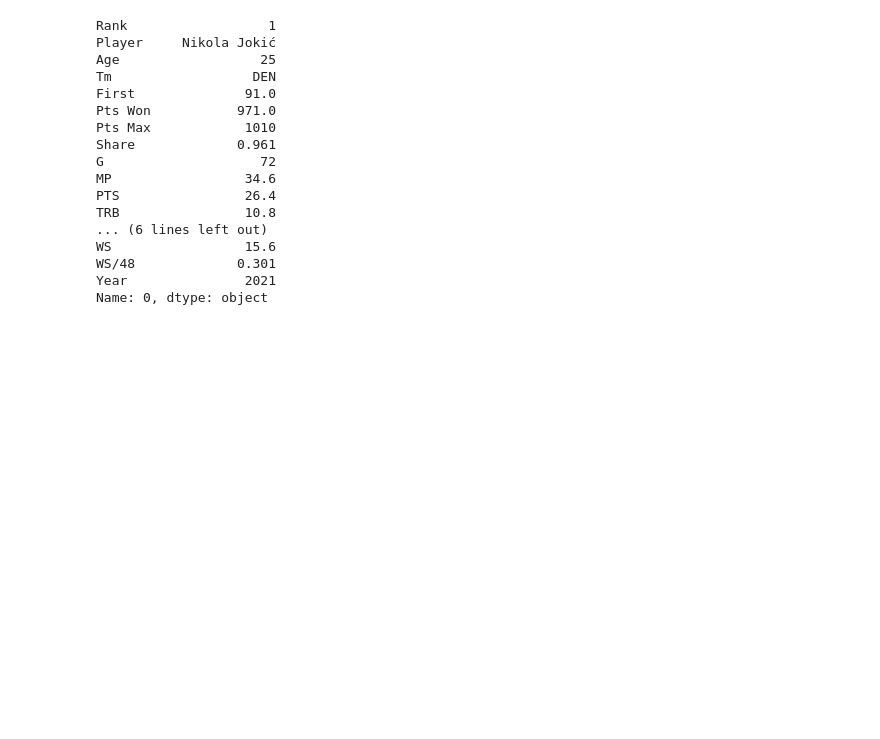
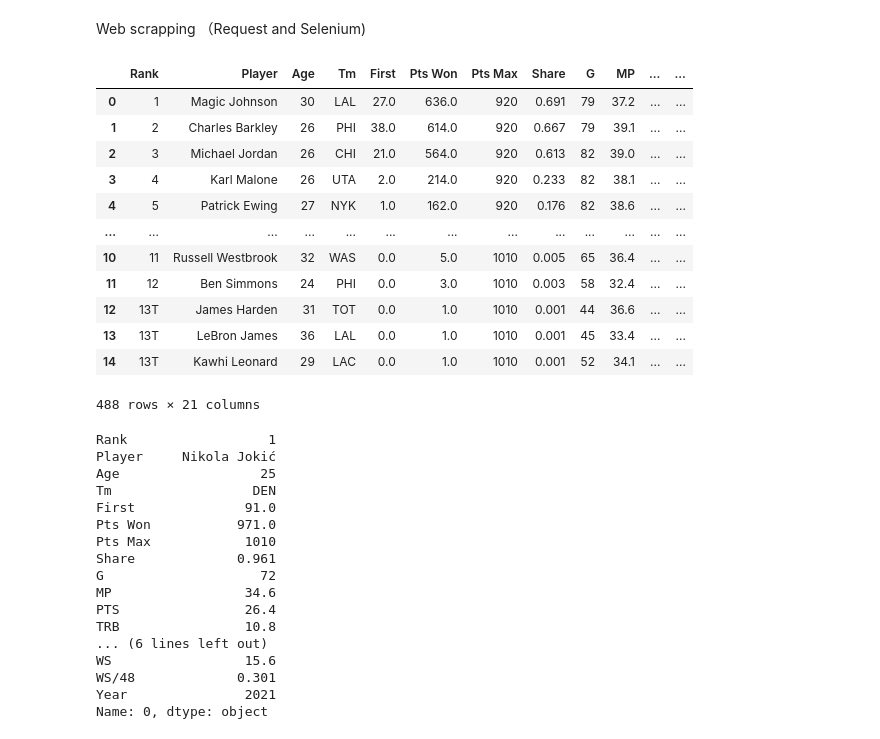
Before and after one commit to brownyu/Predicting_NBA_MVP, a Jupyter notebook: Predicting_NBA_MVP.ipynb, the cells around one changed output. Saved outputs shown, nothing was run; the diff lists cells and outputs as text; code cells hidden in the pictures; blank space fills up the shorter version.

```diff
--- a/Predicting_NBA_MVP.ipynb
+++ b/Predicting_NBA_MVP.ipynb
@@ -12,6 +12,8 @@ import plotly as pt
 todays_date=date.today()
 current_year=todays_date.year
 years=list(range(1990,current_year))
+# %% [markdown]
+Web scrapping （Request and Selenium)
 # %%
 init_url="https://www.basketball-reference.com/awards/awards_{}.html"
 # %%
@@ -38,4 +40,21 @@ for year in years:
 index=list(range(0,len(years)))
 zipped=list(zip(years,index))
 index_dict={year:index for (year,index) in zipped}
+# %%
+mvp_voting_table=pd.concat(list_dfs) # concat list of dataframes
+mvp_voting_table
+# %% [output]
+|  | Rank | Player | Age | Tm | First | Pts Won | Pts Max | Share | G | MP | ... | ... |
+| 0 | 1 | Magic Johnson | 30 | LAL | 27.0 | 636.0 | 920 | 0.691 | 79 | 37.2 | ... | ... |
+| 1 | 2 | Charles Barkley | 26 | PHI | 38.0 | 614.0 | 920 | 0.667 | 79 | 39.1 | ... | ... |
+| 2 | 3 | Michael Jordan | 26 | CHI | 21.0 | 564.0 | 920 | 0.613 | 82 | 39.0 | ... | ... |
+| 3 | 4 | Karl Malone | 26 | UTA | 2.0 | 214.0 | 920 | 0.233 | 82 | 38.1 | ... | ... |
+| 4 | 5 | Patrick Ewing | 27 | NYK | 1.0 | 162.0 | 920 | 0.176 | 82 | 38.6 | ... | ... |
+| ... | ... | ... | ... | ... | ... | ... | ... | ... | ... | ... | ... | ... |
+| 10 | 11 | Russell Westbrook | 32 | WAS | 0.0 | 5.0 | 1010 | 0.005 | 65 | 36.4 | ... | ... |
+| 11 | 12 | Ben Simmons | 24 | PHI | 0.0 | 3.0 | 1010 | 0.003 | 58 | 32.4 | ... | ... |
+| 12 | 13T | James Harden | 31 | TOT | 0.0 | 1.0 | 1010 | 0.001 | 44 | 36.6 | ... | ... |
+| 13 | 13T | LeBron James | 36 | LAL | 0.0 | 1.0 | 1010 | 0.001 | 45 | 33.4 | ... | ... |
+| 14 | 13T | Kawhi Leonard | 29 | LAC | 0.0 | 1.0 | 1010 | 0.001 | 52 | 34.1 | ... | ... |
+488 rows × 21 columns
 # %%
```
Also changed, not shown: parts of 28 cells of this notebook, 34 other files.
